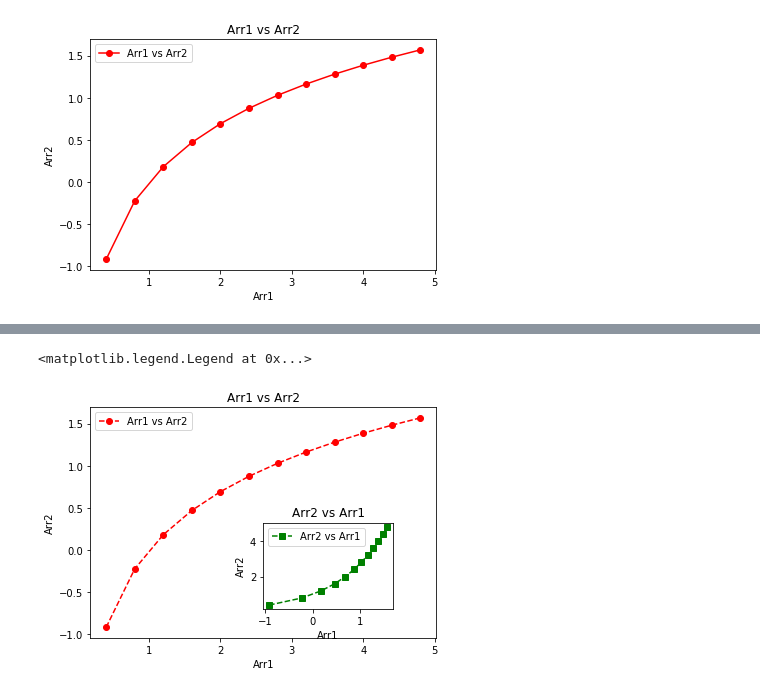
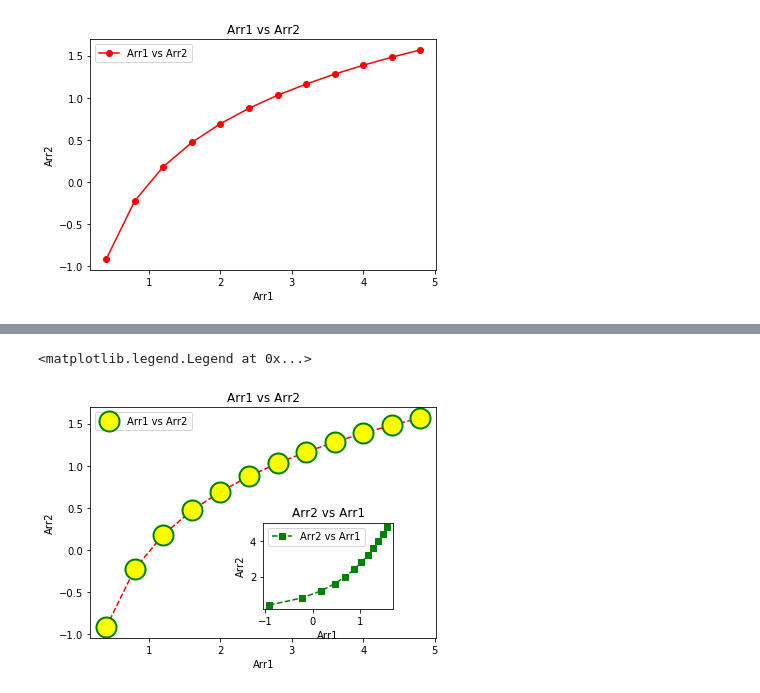
Before and after one commit to melwinmpk/python_datascience, a Jupyter notebook: Matplotlib.ipynb, the cells around one changed output, grey strips where cells are left out. Cells and saved outputs as stored; diff of their text form; code cells hidden in the pictures.

```diff
--- a/Matplotlib.ipynb
+++ b/Matplotlib.ipynb
@@ -120,20 +142,21 @@ ax.legend()
 # %%
 cnv = plt.figure()
 ax1 = cnv.add_axes([0.1, 0.1, 0.8, 0.8])
 ax2 = cnv.add_axes([0.5, 0.2, 0.3, 0.3])
 # Plotting arr1 vs arr2
-ax1.plot(arr1, arr2, 'r--', marker = 'o', label = 'Arr1 vs Arr2')  # 'r--' i.r ('<color>--')to make the dashed grah
+ax1.plot(arr1, arr2, 'r--', marker = 'o', label = 'Arr1 vs Arr2',markersize = 20, markerfacecolor = 'yellow', markeredgecolor = 'green',markeredgewidth = 2  )  # 'r--' i.r ('<color>--')to make the dashed grah
+# markersize
 ax1.set_xlabel('Arr1')
 ax1.set_ylabel('Arr2')
 ax1.set_title('Arr1 vs Arr2')
 ax1.legend()
 
 ax2.plot(arr2, arr1, 'g--', marker = 's', label = 'Arr2 vs Arr1')
 ax2.set_xlabel('Arr1')
 ax2.set_ylabel('Arr2')
 ax2.set_title('Arr2 vs Arr1')
 
 ax2.legend()
 # %% [output]
 <matplotlib.legend.Legend at 0x...>
-[figure, old version]
+[figure, new version]
```
Also changed, not shown: parts of 3 cells of this notebook, 4 other files.
